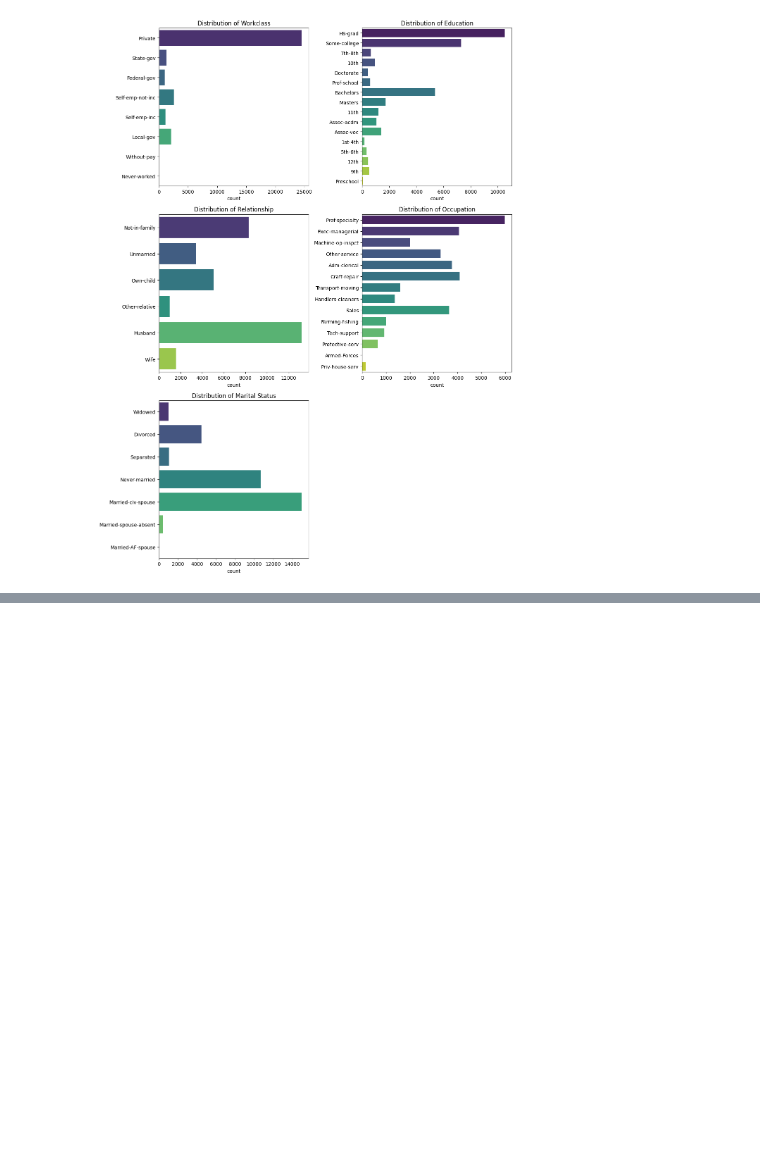
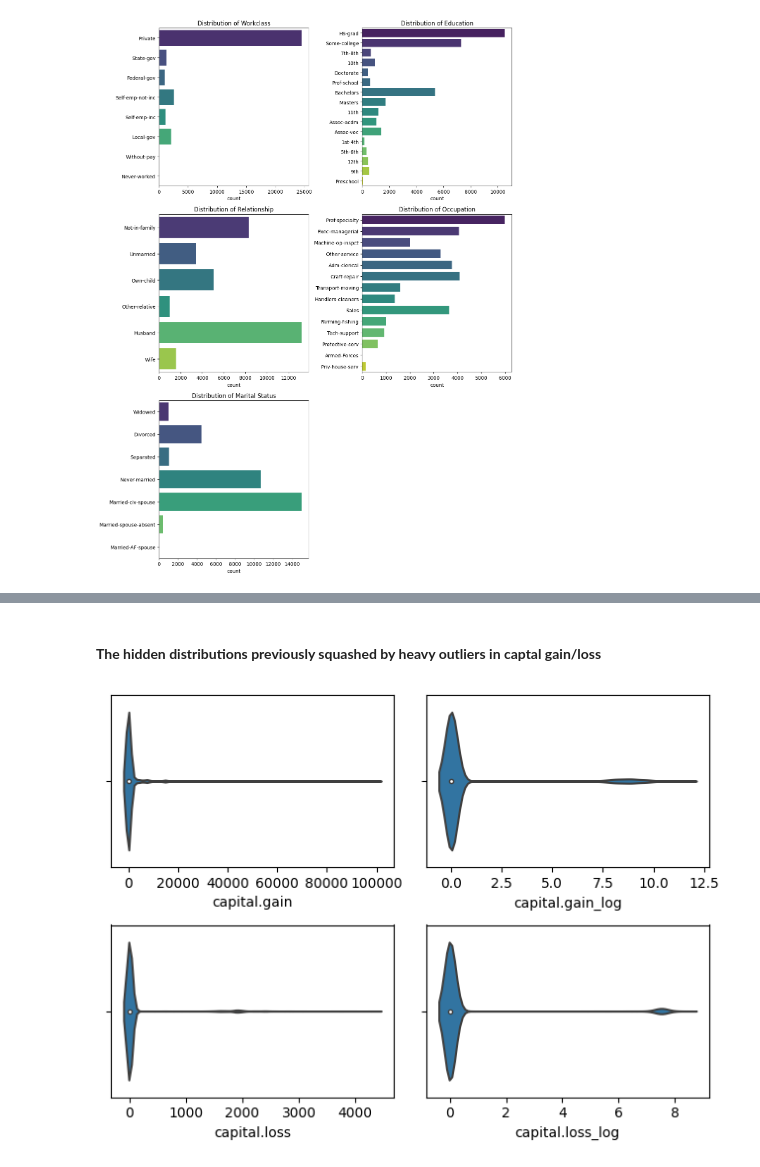
Before and after one commit to prasannashrestha011/ML_exercises, a Jupyter notebook: adult-census-income.ipynb, the cells around one changed output, grey strips where cells are left out. Saved outputs shown, nothing was run; the diff lists cells and outputs as text; code cells hidden in the pictures; blank space fills up the shorter version.

Commit message:
adult-census-income | outliers handling

```diff
--- a/adult-census-income.ipynb
+++ b/adult-census-income.ipynb
@@ -223,0 +246,3 @@ plt.show()
+# %%
+df['capital.gain_log']=np.log1p(df['capital.gain'])
+df['capital.loss_log']=np.log1p(df['capital.loss'])
@@ -223,0 +261,13 @@ plt.show()
+# %% [markdown]
+ #### **The hidden distributions previously squashed by heavy outliers in captal gain/loss**
+# %%
+outlier_features=['capital.gain','capital.gain_log',
+                   'capital.loss','capital.loss_log']
+
+for i,feature in enumerate(outlier_features):
+    plt.subplot(2,2,i+1)
+    sns.violinplot(x=df[feature])
+plt.tight_layout()
+plt.show()
+# %% [output]
+[figure, added]
```
Also changed, not shown: parts of 5 cells of this notebook.
